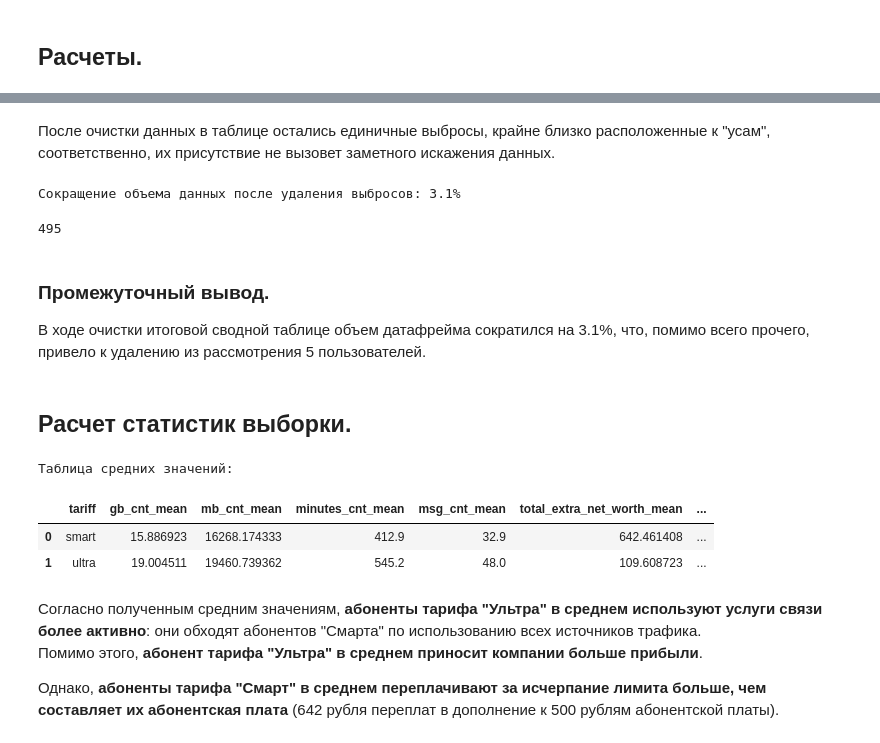
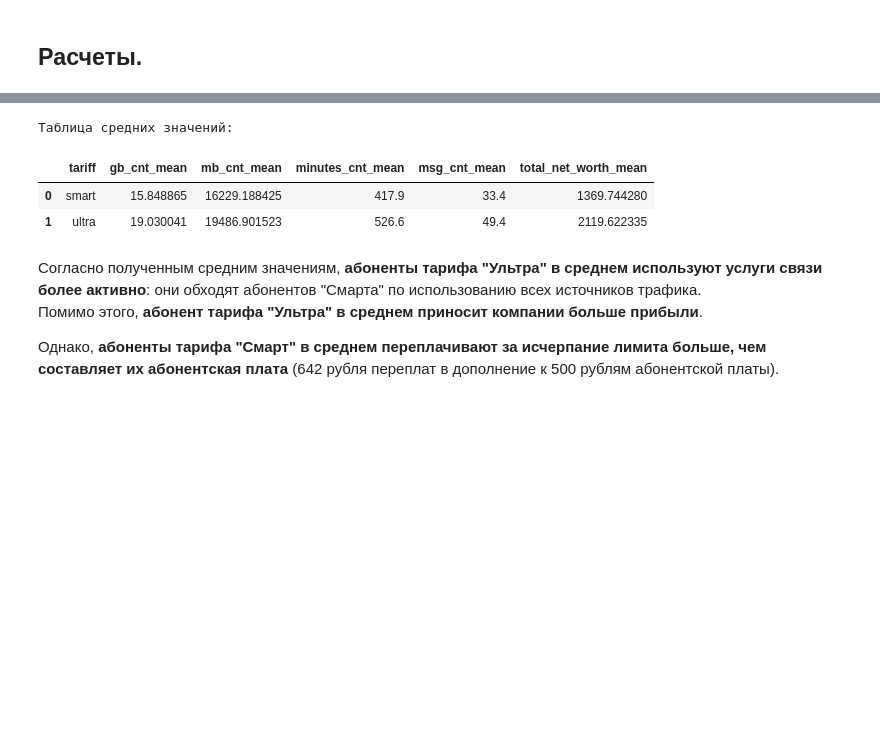
Before and after one commit to urakovdanil/project3_tariffs, a Jupyter notebook: tariffs.ipynb, the cells around one changed output, grey strips where cells are left out. Cells and saved outputs as stored; diff of their text form; code cells hidden in the pictures; blank space fills up the shorter version.

```diff
--- a/tariffs.ipynb
+++ b/tariffs.ipynb
@@ -718,0 +440,8 @@ dtype: int64
+# %%
+internet_pivot = (internet.pivot_table(index=['user_id', 'month_num'],
+                                       values=['mb_used', 'id'],
+                                       aggfunc={'mb_used': 'sum',
+                                                'id': 'count'})
+                          .rename(columns={'id': 'session_cnt',
+                                           'mb_used': 'mb_cnt'}))
+internet_pivot
@@ -718,0 +471,6 @@ dtype: int64
+# %%
+messages_pivot = (messages.pivot_table(index=['user_id', 'month_num'],
+                                       values=['id'],
+                                       aggfunc={'id': 'count'})
+                          .rename(columns={'id': 'msg_cnt'}))
+messages_pivot
@@ -718,0 +500,14 @@ dtype: int64
+# %%
+total_pivot = (calls_pivot.merge(messages_pivot,
+                                 on=['user_id', 'month_num'],
+                                 how='outer')
+                          .merge(internet_pivot,
+                                 on=['user_id', 'month_num'],
+                                 how='outer')
+                          .reset_index()
+                          .merge(users[['user_id', 'tariff']],
+                                 on='user_id',
+                                 how='left')
+                          .fillna(0))
+print('Количество абонентов, пользовавшихся услугами связи:', len(total_pivot.reset_index()['user_id'].unique()))
+total_pivot['gb_cnt'] = np.round(total_pivot['mb_cnt'] / 1024, 2)
@@ -806,9 +619,0 @@ plt.show()
-# %%
-total_pivot_cnt_before = len(total_pivot)
-
-filter_smart = '(tariff == "smart" and minutes_cnt < 925 and 1900 < mb_cnt < 31000 and msg_cnt < 110)'
-filter_ultra = '(tariff == "ultra" and minutes_cnt < 1500 and mb_cnt < 50000 and msg_cnt < 190)'
-filter_total = filter_smart + ' or ' + filter_ultra
-total_pivot = total_pivot.query(filter_total)
-total_pivot_cnt_after = len(total_pivot)
-total_pivot
@@ -868,38 +620,21 @@ plt.show()
-# %% [markdown]
-После очистки данных в таблице остались единичные выбросы, крайне близко расположенные к "усам", соответственно, их присутствие не вызовет заметного искажения данных.
-# %%
-total_pivot_cnt_reduce = round(100 * (total_pivot_cnt_before - total_pivot_cnt_after) / total_pivot_cnt_before, 1)
-print(f'Сокращение объема данных после удаления выбросов: {total_pivot_cnt_reduce}%')
-# %% [output]
-Сокращение объема данных после удаления выбросов: 3.1%
-# %%
-len(total_pivot.reset_index()['user_id'].unique())
-# %% [output]
-495
-# %% [markdown]
-### Промежуточный вывод.
-В ходе очистки итоговой сводной таблице объем датафрейма сократился на 3.1%, что, помимо всего прочего, привело к удалению из рассмотрения 5 пользователей.
-# %% [markdown]
-## Расчет статистик выборки.
 # %%
-mean_values = (total_pivot.pivot_table(index='tariff', values=['minutes_cnt', 'mb_cnt', 'msg_cnt', 'total_net_worth',
-                                                              'total_extra_net_worth', 'gb_cnt'])
+mean_values = (total_pivot.pivot_table(index='tariff', values=['minutes_cnt', 'mb_cnt', 'msg_cnt',
+                                                               'total_net_worth', 'gb_cnt'])
                          .reset_index()
                          .rename(columns={'minutes_cnt': 'minutes_cnt_mean',
                                           'mb_cnt': 'mb_cnt_mean',
                                           'gb_cnt': 'gb_cnt_mean',
                                           'msg_cnt': 'msg_cnt_mean',
-                                          'total_net_worth': 'total_net_worth_mean',
-                                          'total_extra_net_worth': 'total_extra_net_worth_mean'}))
+                                          'total_net_worth': 'total_net_worth_mean'}))
 mean_values['minutes_cnt_mean'] = round(mean_values['minutes_cnt_mean'], 1)
 mean_values['msg_cnt_mean'] = round(mean_values['msg_cnt_mean'], 1)
 print('Таблица средних значений: ')
 mean_values
 # %% [output]
 Таблица средних значений:
-|  | tariff | gb_cnt_mean | mb_cnt_mean | minutes_cnt_mean | msg_cnt_mean | total_extra_net_worth_mean | ... |
-| 0 | smart | 15.886923 | 16268.174333 | 412.9 | 32.9 | 642.461408 | ... |
-| 1 | ultra | 19.004511 | 19460.739362 | 545.2 | 48.0 | 109.608723 | ... |
+|  | tariff | gb_cnt_mean | mb_cnt_mean | minutes_cnt_mean | msg_cnt_mean | total_net_worth_mean |
+| 0 | smart | 15.848865 | 16229.188425 | 417.9 | 33.4 | 1369.744280 |
+| 1 | ultra | 19.030041 | 19486.901523 | 526.6 | 49.4 | 2119.622335 |
 # %% [markdown]
 Согласно полученным средним значениям, __абоненты тарифа "Ультра" в среднем используют услуги связи более активно__: они обходят абонентов "Смарта" по использованию всех источников трафика.
 Помимо этого, __абонент тарифа "Ультра" в среднем приносит компании больше прибыли__.
```
Also changed, not shown: parts of 72 cells of this notebook.
